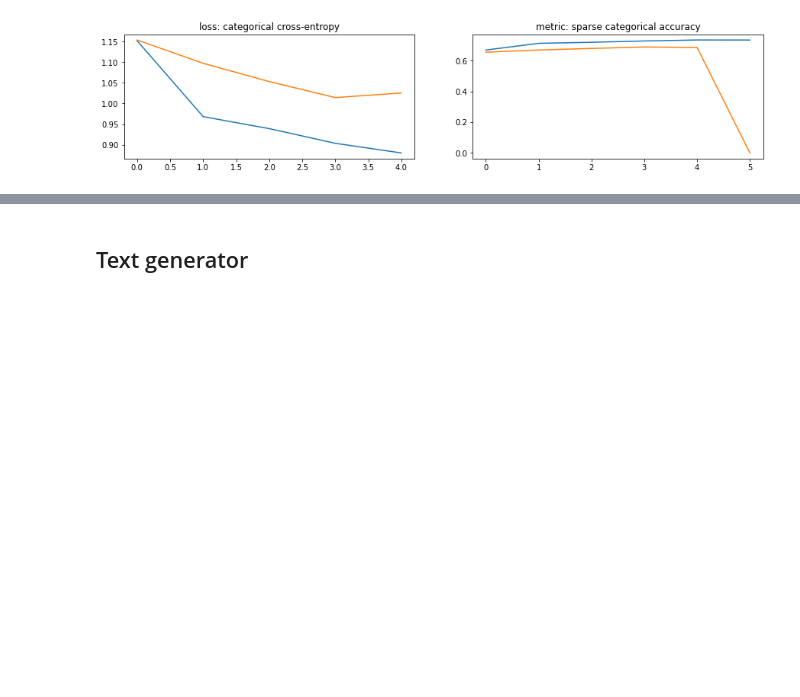
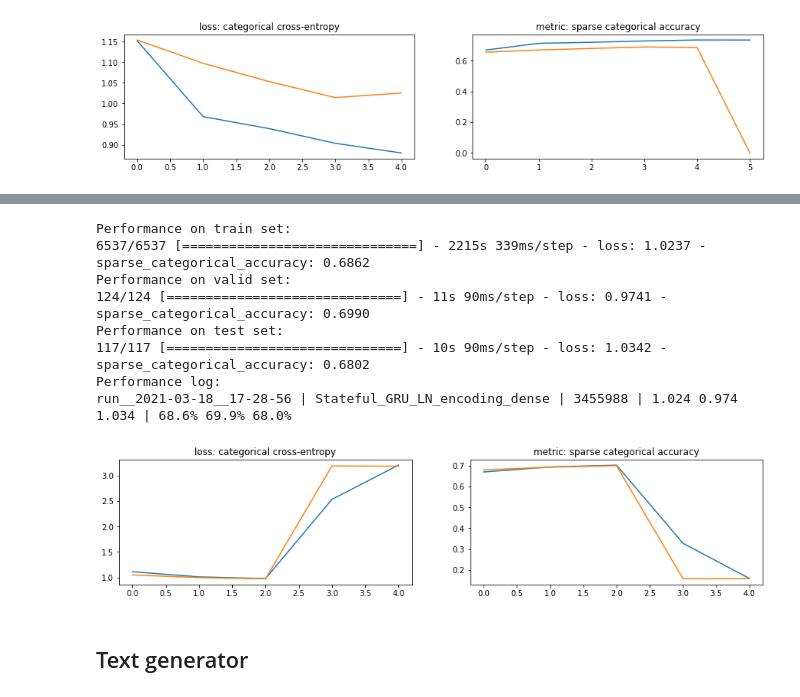
Before and after one commit to fabio-a-oliveira/14-CFR, a Jupyter notebook: 14-CFR-FAA.ipynb, the cells around one changed output, grey strips where cells are left out. Drawn from its saved outputs; the diff is of its cells as text; code cells hidden in the pictures; blank space fills up the shorter version.

Commit message:
implemented stateful RNN

```diff
--- a/14-CFR-FAA.ipynb
+++ b/14-CFR-FAA.ipynb
@@ -808,0 +848,35 @@ run__2021-03-11__19-14-45 | GRU_LN_encoding_dense | 3455988 | 1.059 1.014 1.086
+# %%
+train = make_dataset('train', tokenizer, sequence_length = sequence_length, batch_size = batch_size, batching_mode = 'stateful_encoding')
+valid = make_dataset('valid', tokenizer, sequence_length = sequence_length, batching_mode = 'stateful_encoding')
+test = make_dataset('test', tokenizer, sequence_length = sequence_length, batching_mode = 'stateful_encoding')
+# %%
+model = keras.models.Sequential(name = model_name)
+
+encoding = keras.layers.experimental.preprocessing.CategoryEncoding(max_tokens = dict_size, name = "Encoding")
+td_encoding = keras.layers.TimeDistributed(encoding, input_shape = [None, 1], name = "TD_Encoding")
+
+model.add(td_encoding)
+
+for unit in range(recurrent_stack_size):
+    if type_of_recurrent_unit == "simple_rnn":
+        # NOT YET IMPLEMENTED WITH LN
+        model.add(keras.layers.SimpleRNN(units = recurrent_dim, return_sequences = True, name = "Recurrent_"+str(unit)))
+    elif type_of_recurrent_unit == "gru":
+        model.add(keras.layers.RNN(LN_GRU_Cell(units = recurrent_dim), return_sequences = True, name = "Recurrent_"+str(unit)))
+    elif type_of_recurrent_unit == "lstm":
+        model.add(keras.layers.RNN(LN_LSTM_Cell(units = recurrent_dim), return_sequences = True, name = "Recurrent_"+str(unit)))
+
+dense = keras.layers.Dense(units = dict_size, activation = 'softmax', name = "Dense",
+                           bias_initializer = keras.initializers.Constant(bias_output_layer))
+
+model.add(dense)
+
+model.compile(optimizer = keras.optimizers.Adam(learning_rate = lr_0, clipnorm = clip_norm),
+              loss = 'sparse_categorical_crossentropy', metrics = ['sparse_categorical_accuracy'])
+
+early_stopping_cb = keras.callbacks.EarlyStopping(patience = 2, min_delta = .01, restore_best_weights = True, verbose = True)
+terminate_on_nan_cb = keras.callbacks.TerminateOnNaN()
+log_dir = get_tensorboard_logdir()
+tensorboard_cb = keras.callbacks.TensorBoard(log_dir = log_dir)
+
+model.summary()
@@ -808,0 +902,3 @@ run__2021-03-11__19-14-45 | GRU_LN_encoding_dense | 3455988 | 1.059 1.014 1.086
+# %%
+history = model.fit(train, epochs = epochs, verbose = 1, validation_data = valid,
+                    callbacks = [early_stopping_cb, tensorboard_cb, terminate_on_nan_cb])
@@ -809,3 +920,16 @@ run__2021-03-11__19-14-45 | GRU_LN_encoding_dense | 3455988 | 1.059 1.014 1.086
+# %%
+print_performance(model, log_dir)
+print_history(history)
+# %% [output]
+Performance on train set:
+6537/6537 [==============================] - 2215s 339ms/step - loss: 1.0237 - sparse_categorical_accuracy: 0.6862
+Performance on valid set:
+124/124 [==============================] - 11s 90ms/step - loss: 0.9741 - sparse_categorical_accuracy: 0.6990
+Performance on test set:
+117/117 [==============================] - 10s 90ms/step - loss: 1.0342 - sparse_categorical_accuracy: 0.6802
+Performance log:
+run__2021-03-18__17-28-56 | Stateful_GRU_LN_encoding_dense | 3455988 | 1.024 0.974 1.034 | 68.6% 69.9% 68.0%
+[figure, added]
 # %% [markdown]
 ## Text generator
 # %%
```
Also changed, not shown: parts of 10 cells of this notebook, 1 other file.
